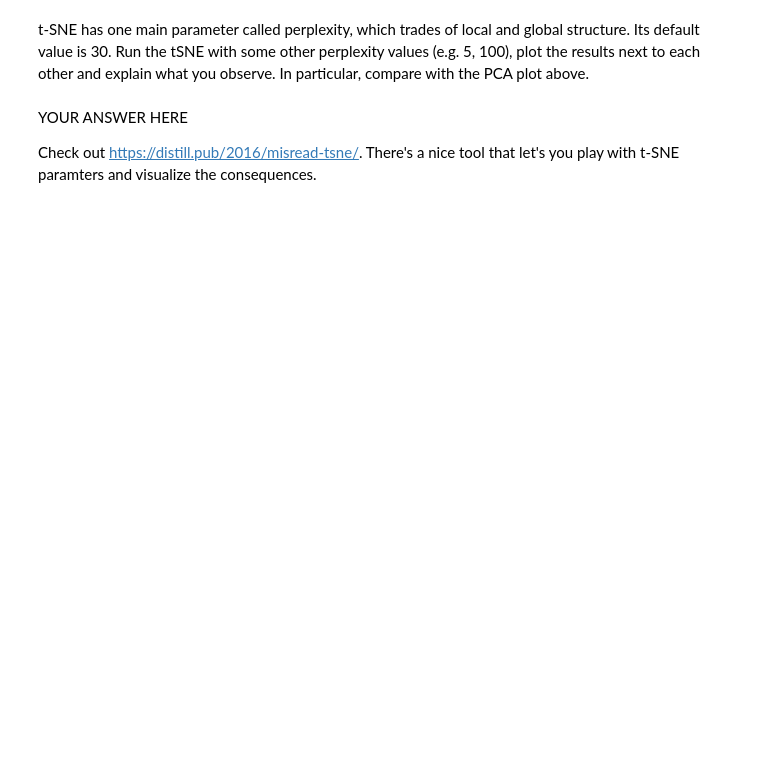
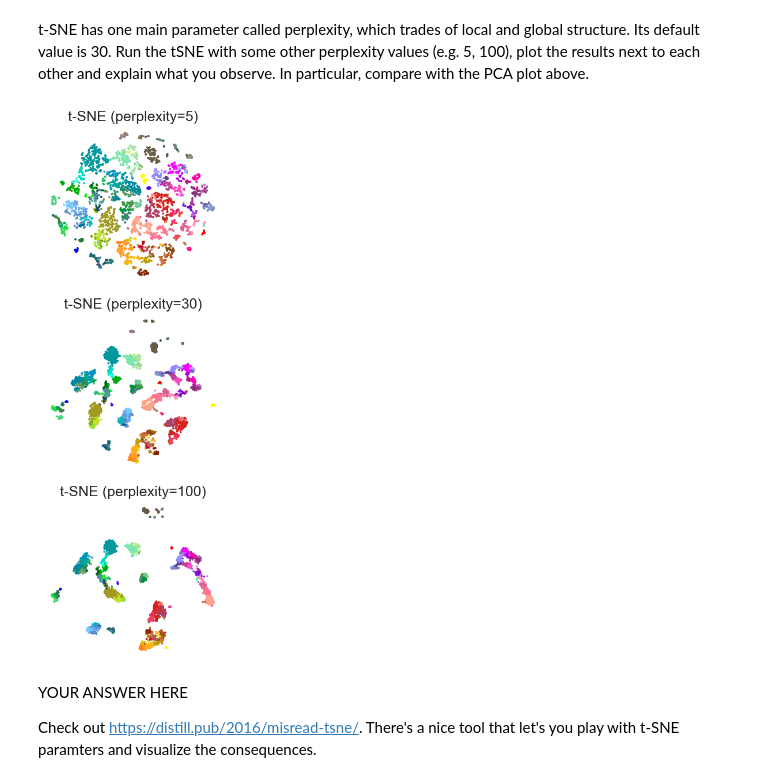
Before and after one commit to Paul-Jarschke/Machine-Learning-Practicals, a Jupyter notebook: Practical_05/5_Leon_Loeppert.ipynb, the cells around one changed output. Cells and saved outputs as stored; diff of their text form; code cells hidden in the pictures; blank space fills up the shorter version.

```diff
--- a/Practical_05/5_Leon_Loeppert.ipynb
+++ b/Practical_05/5_Leon_Loeppert.ipynb
@@ -433,6 +510,8 @@ YOUR ANSWER HERE
 
 Use the PCA implementation of sklearn to check whether your PCA implementation is correct and obtain some insights into numerical precision of the algorithms underlying PCA implementations. Note that the sklearn implementation of PCA switches the dimensions of the matrix, so you will have to transpose your principal components matrix to get the same output as in the manual implementation.
 # %%
+from sklearn.decomposition import PCA
+
 def PCA_sklearn(data):
     '''
     Function that performs PCA on the input data, using sklearn
@@ -443,11 +522,17 @@ def PCA_sklearn(data):
         principal_components: (genes, genes)-shaped array containing the principal components as columns
     '''
 
-    # ---------------- INSERT CODE ----------------------
+    # Create an instance of PCA
+    pca = PCA()
 
+    # Perform PCA on the data
+    transformed_data = pca.fit_transform(data)
 
+    # Get the fraction of variance explained by each PC
+    fraction_variance_explained = pca.explained_variance_ratio_
 
-    # ---------------- END CODE -------------------------
+    # Get the principal components (transposed)
+    principal_components = pca.components_.T
 
     return fraction_variance_explained, principal_components
 # %%
@@ -519,7 +642,7 @@ def plot_tsne(tsne_results, clusters=tasic_1k['clusters'], labels=['']):
     else:
         colors = tasic_1k['clusterColors']
 
-    fig, ax = plt.subplots(num_plots, 1, figsize=(10, num_plots*10))
+    fig, ax = plt.subplots(num_plots, 1, figsize=(4, num_plots*4))
     if num_plots == 1:
         if not np.all(tasic_1k['clusters'] == clusters[0]):
             current_colors = np.random.permutation(colors)
@@ -565,11 +682,31 @@ t-SNE has one main parameter called perplexity, which trades of local and global
+# %%
+# try different perplexities
+
+# ---------------- INSERT CODE ----------------------
+
+perplexities = [5, 30, 100]
+
+# Initialize an empty list to store t-SNE results
+tsne_results = []
+
+# Iterate over perplexity values
+for perplexity in perplexities:
+    # Fit t-SNE with the current perplexity
+    tsne = TSNE(perplexity=perplexity, random_state=1)
+    tsne_result = tsne.fit_transform(PCA_75_sklearn)
+    tsne_results.append(tsne_result)
+
+# ---------------- END CODE -------------------------
 # %%
 # plot results
 
 # ---------------- INSERT CODE ----------------------
-
-
+labels = [f"t-SNE (perplexity={perplexity})" for perplexity in perplexities]
+plot_tsne(tsne_results, original_clusters, labels=labels)
 
 # ---------------- END CODE -------------------------
+# %% [output]
+[figure, added]
 # %% [markdown]
 YOUR ANSWER HERE
 
```
Also changed, not shown: parts of 24 cells of this notebook.
